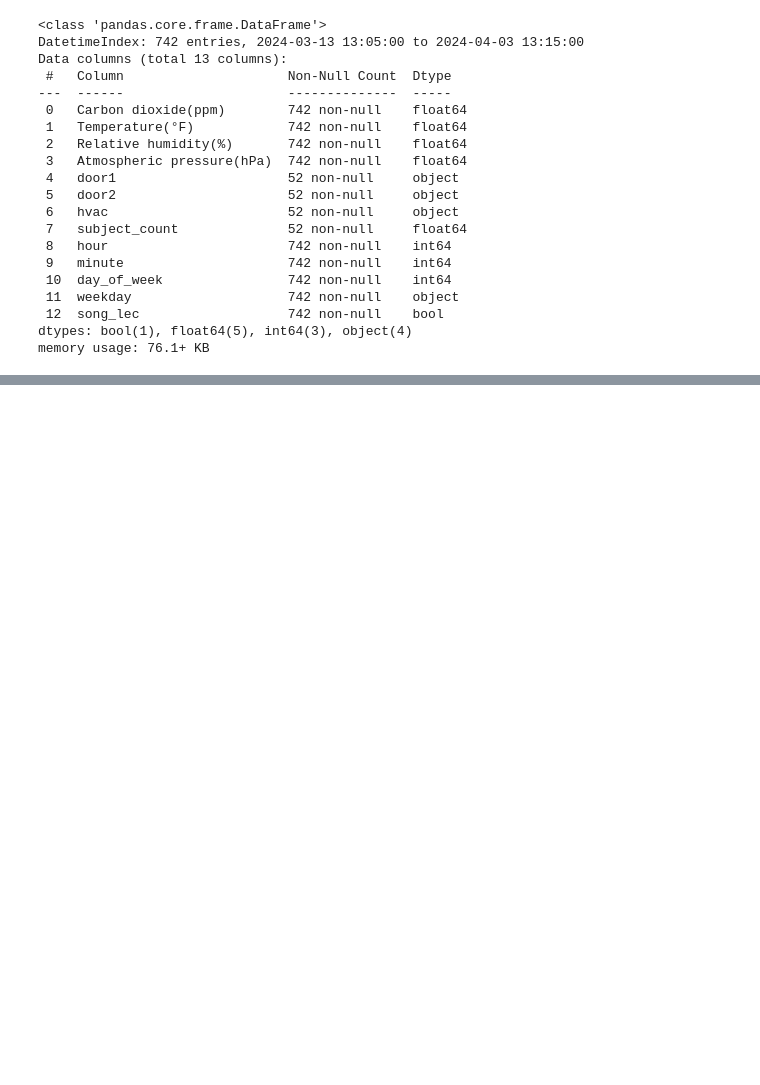
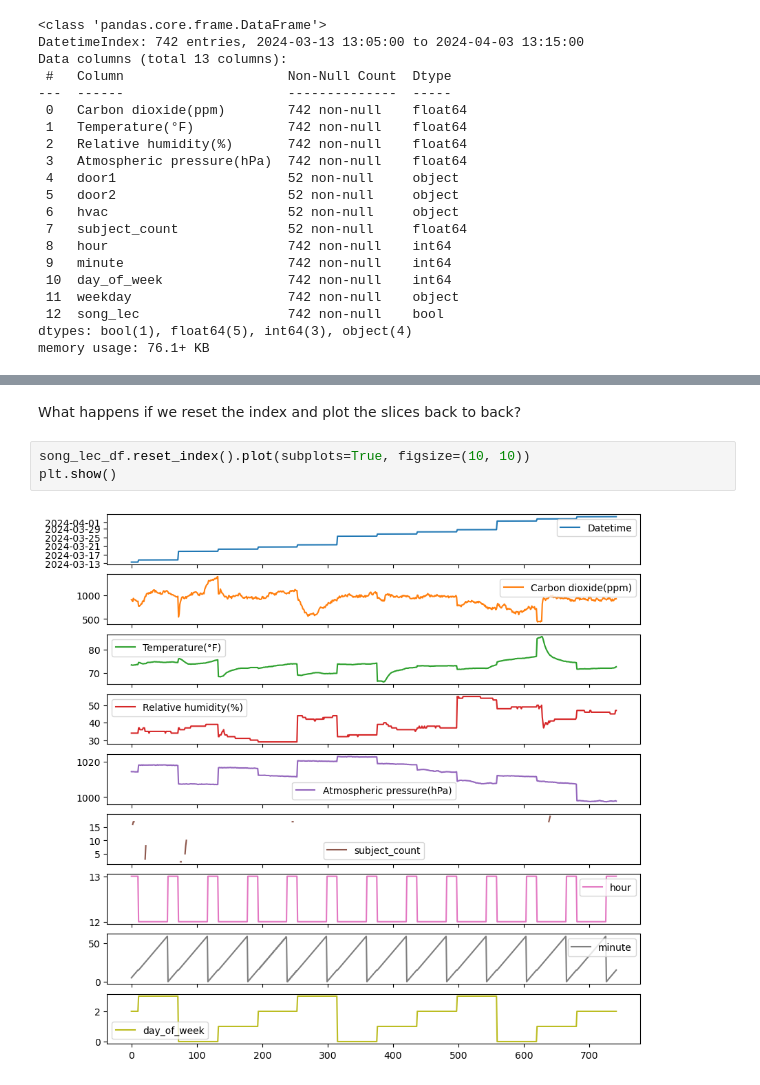
Before and after one commit to coreyddsc/aranet4-project, a Jupyter notebook: coreyd.dsc_temporary/aranet_ts_manipulations.ipynb, the cells around one changed output, grey strips where cells are left out. Drawn from its saved outputs; the diff is of its cells as text; blank space fills up the shorter version.

```diff
--- a/coreyd.dsc_temporary/aranet_ts_manipulations.ipynb
+++ b/coreyd.dsc_temporary/aranet_ts_manipulations.ipynb
@@ -375,0 +396,7 @@ memory usage: 76.1+ KB
+# %% [markdown]
+What happens if we reset the index and plot the slices back to back?
+# %%
+song_lec_df.reset_index().plot(subplots=True, figsize=(10, 10))
+plt.show()
+# %% [output]
+[figure, added]
```
Also changed, not shown: parts of 2 cells of this notebook, 1 other file.
